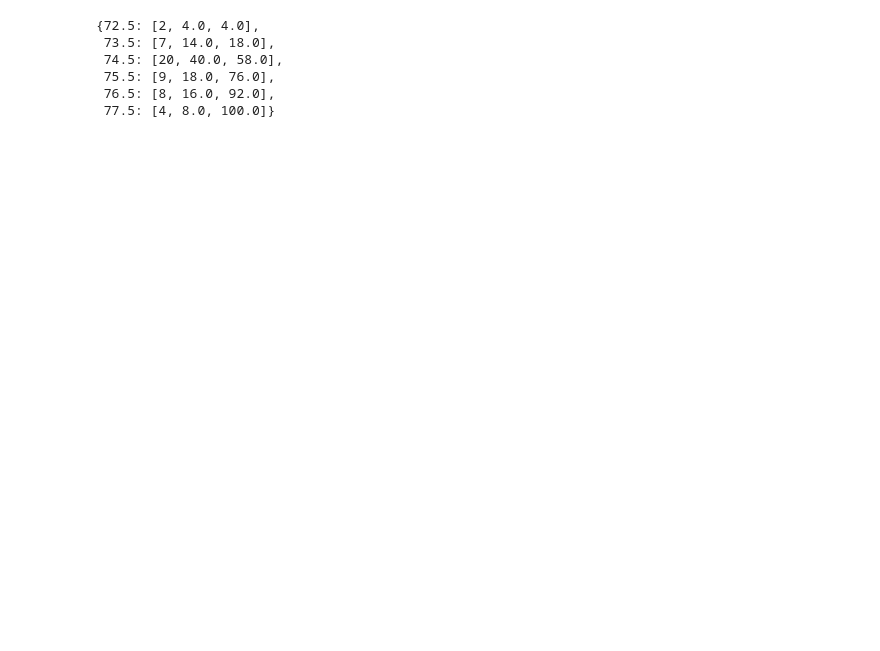
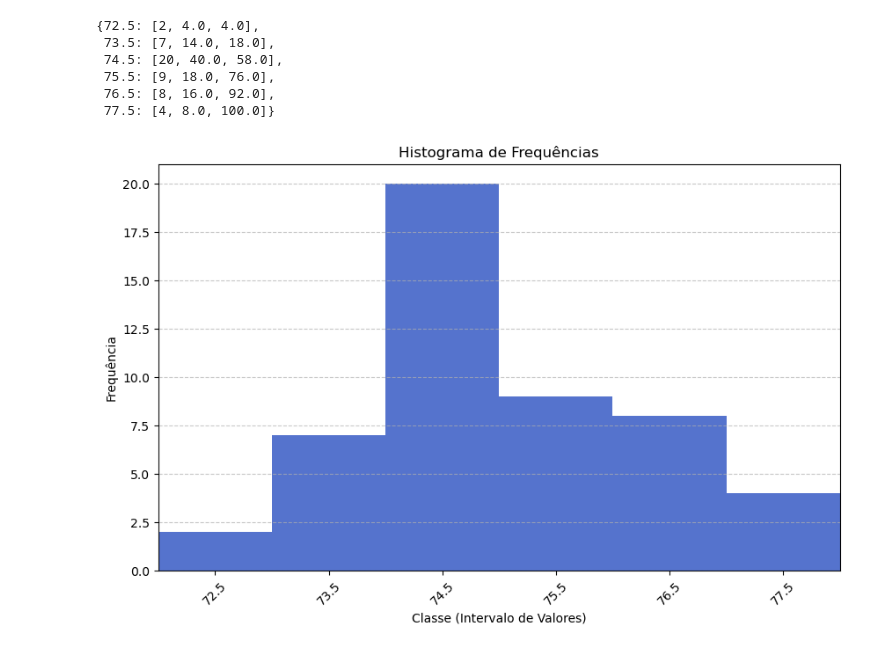
Before and after one commit to rubensrabelo/estatistica_com_python, a Jupyter notebook: 03_analise_exploratoria_de_dados/exercicio.ipynb, the cells around one changed output. Drawn from its saved outputs; the diff is of its cells as text; code cells hidden in the pictures; blank space fills up the shorter version.

```diff
--- a/03_analise_exploratoria_de_dados/exercicio.ipynb
+++ b/03_analise_exploratoria_de_dados/exercicio.ipynb
@@ -84,8 +88,8 @@ values = [
 ]
 
 # a)
-fr_table = frequency_table(values, 1)
-fr_table
+fr_dict: dict[float, list[float]] = frequency_table(values, 1)
+fr_dict
 # %% [output]
 {72.5: [2, 4.0, 4.0],
  73.5: [7, 14.0, 18.0],
@@ -93,3 +97,38 @@ fr_table
  75.5: [9, 18.0, 76.0],
  76.5: [8, 16.0, 92.0],
  77.5: [4, 8.0, 100.0]}
+# %%
+def transform_into_dataframe(fr_dict: dict[float, list[float]]) -> pd.DataFrame:
+    df = pd.DataFrame.from_dict(fr_table, orient="index", columns=['Frequencia', 'Freq. Relativa', 'Freq. Acumulada'])
+    df.index.name="Classe"
+    df.reset_index(inplace=True)
+    return df
+
+def histogram_chart(df: pd.DataFrame) -> None:
+    plt.figure(figsize=(10, 6))
+    sns.barplot(x="Classe", y="Frequencia", data=df, color="royalblue", width=1)
+
+    plt.xlabel("Classe (Intervalo de Valores)")
+    plt.ylabel("Frequência")
+    plt.title("Histograma de Frequências")
+    plt.xticks(rotation=45)
+    plt.grid(axis="y", linestyle="--", alpha=0.7)
+
+    plt.show()
+
+def cumulative_distribution_graph(df: pd.DataFrame) -> None:
+    plt.figure(figsize=(10, 6))
+    ax = sns.lineplot(x='Classe', y='Freq. Acumulada', data=df, marker='o', color='royalblue', linewidth=2)
+
+    plt.xlabel('Classe (Intervalo de Valores)', fontsize=14)
+    plt.ylabel('Frequência Acumulada (%)', fontsize=14)
+    plt.title('Gráfico de Distribuição Acumulada', fontsize=16)
+    plt.xticks(rotation=45, fontsize=12)
+    plt.yticks(fontsize=12)
+    plt.grid(axis='y', linestyle='--', alpha=0.7)
+# %%
+# b) Histograma
+df: pd.DataFrame = transform_into_dataframe(fr_dict)
+histogram_chart(df)
+# %% [output]
+[figure, added]
```
Also changed, not shown: parts of 4 cells of this notebook.
